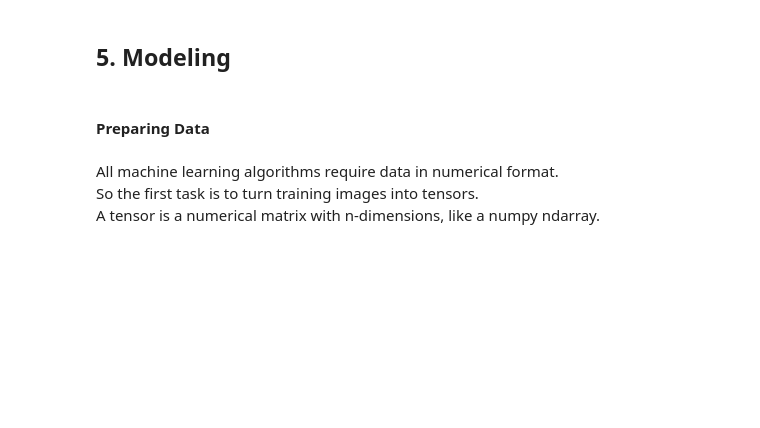
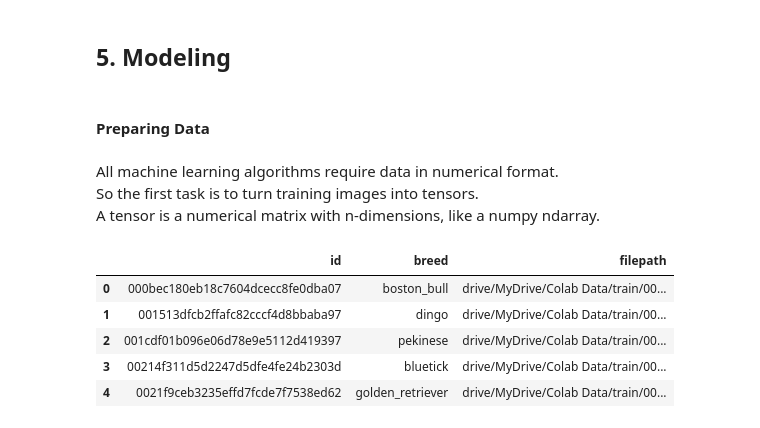
Before and after one commit to tiborhajszan/Ztm_DataScienceCourse, a Jupyter notebook: Project-DogRecognition/dog_breed_classification.ipynb, the cells around one changed output. Saved outputs shown, nothing was run; the diff lists cells and outputs as text; code cells hidden in the pictures; blank space fills up the shorter version.

```diff
--- a/Project-DogRecognition/dog_breed_classification.ipynb
+++ b/Project-DogRecognition/dog_breed_classification.ipynb
@@ -75,3 +108,14 @@ We have adequate data with 82 images per class on average.
 All machine learning algorithms require data in numerical format.
 So the first task is to turn training images into tensors.
 A tensor is a numerical matrix with n-dimensions, like a numpy ndarray.
+# %%
+### creating filepaths of images from image ids
+target_df["filepath"] = "drive/MyDrive/Colab Data/train/" + target_df["id"] + ".jpg"
+target_df.head()
+# %% [output]
+|  | id | breed | filepath |
+| 0 | 000bec180eb18c7604dcecc8fe0dba07 | boston_bull | drive/MyDrive/Colab Data/train/00... |
+| 1 | 001513dfcb2ffafc82cccf4d8bbaba97 | dingo | drive/MyDrive/Colab Data/train/00... |
+| 2 | 001cdf01b096e06d78e9e5112d419397 | pekinese | drive/MyDrive/Colab Data/train/00... |
+| 3 | 00214f311d5d2247d5dfe4fe24b2303d | bluetick | drive/MyDrive/Colab Data/train/00... |
+| 4 | 0021f9ceb3235effd7fcde7f7538ed62 | golden_retriever | drive/MyDrive/Colab Data/train/00... |
```
Also changed, not shown: parts of 7 cells of this notebook, 1 other file.
